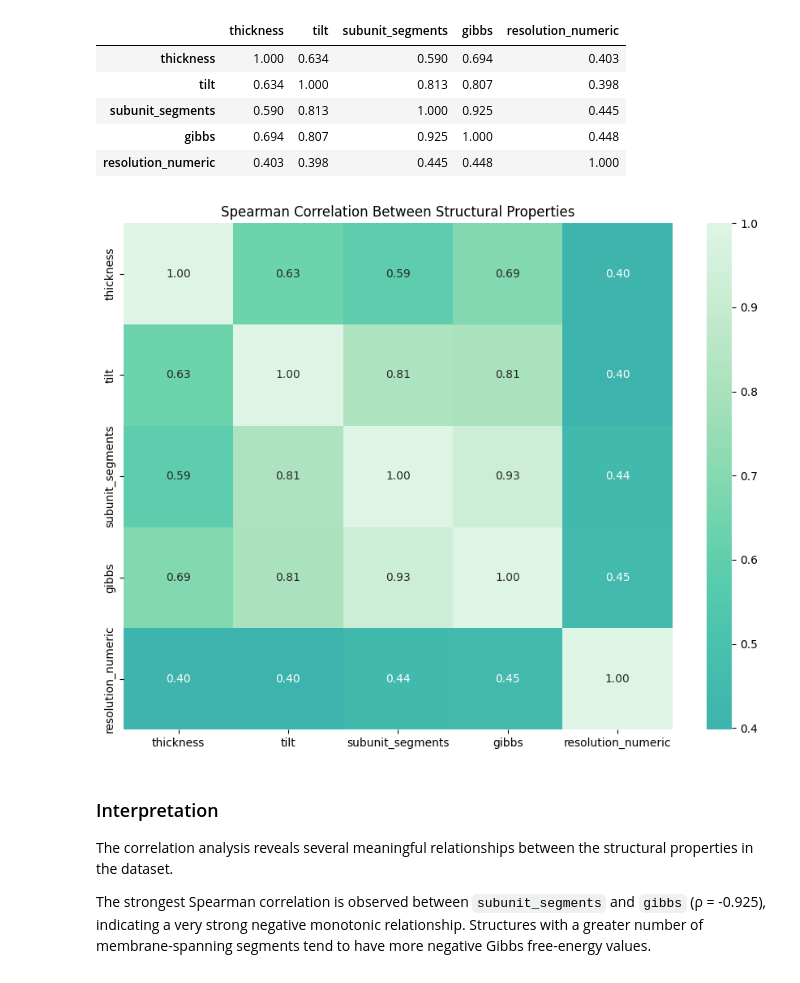
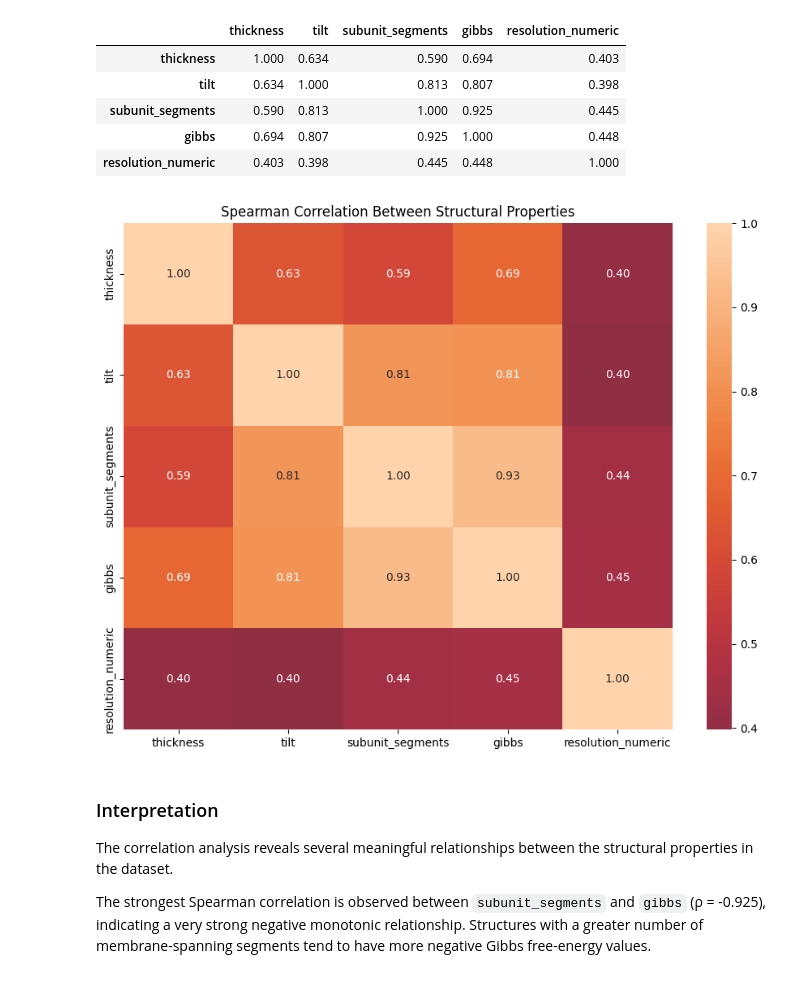
Before and after one commit to trasneaiulian/membrane-protein-data-analysis, a Jupyter notebook: jupyter_notebooks/02_data_analysis.ipynb, the cells around one changed output. Drawn from its saved outputs; the diff is of its cells as text; code cells hidden in the pictures.

Commit message:
Improve Spearman correlation heatmap visualization

```diff
--- a/jupyter_notebooks/02_data_analysis.ipynb
+++ b/jupyter_notebooks/02_data_analysis.ipynb
@@ -703,20 +702,20 @@ spearman_matrix.round(3)
 # %%
 plt.figure(figsize=(9, 7))
 
 sns.heatmap(
     spearman_matrix,
     annot=True,
     fmt=".2f",
-    cmap="mako",
+    cmap="icefire",
     center=0
 )
 
 plt.title("Spearman Correlation Between Structural Properties")
 
 plt.tight_layout()
 plt.show()
 # %% [output]
-[figure, old version]
+[figure, new version]
 # %% [markdown]
 ### Interpretation
 
```
Also changed, not shown: parts of 4 cells of this notebook.
